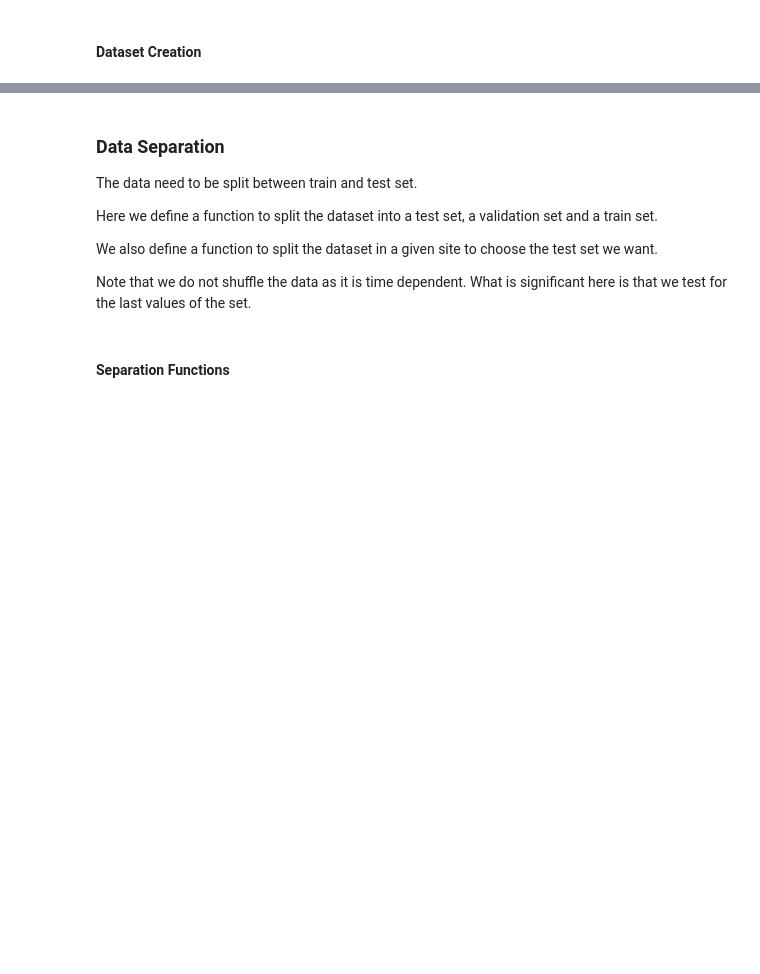
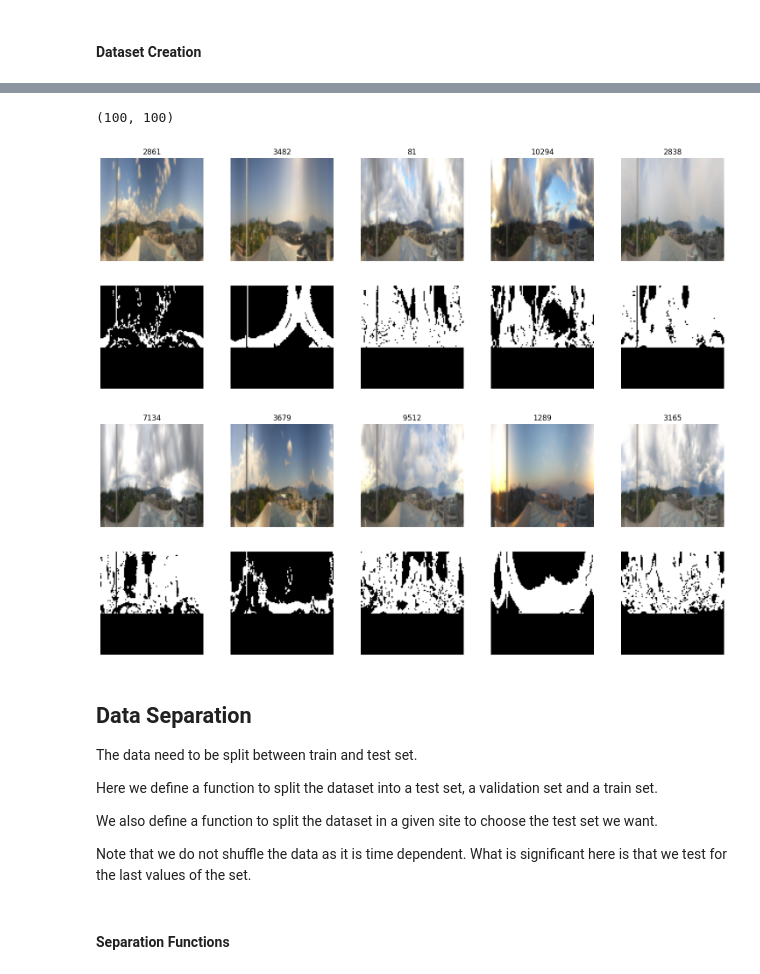
Before and after one commit to CS-433/ml-project-2-lapd, a Jupyter notebook: Project_with_pytorch_CV_with_meteo (1).ipynb, the cells around one changed output, grey strips where cells are left out. Saved outputs shown, nothing was run; the diff lists cells and outputs as text; code cells hidden in the pictures; blank space fills up the shorter version.

```diff
--- a/Project_with_pytorch_CV_with_meteo (1).ipynb
+++ b/Project_with_pytorch_CV_with_meteo (1).ipynb
@@ -319,5 +369,52 @@ ghi_dataset = GHIDataset2(path,'labels.npy','X.npy','meteo.xlsx','ground_truth.n
+# %%
+data = ghi_dataset[[42]][0][0]
+im2 = cloud_segmentor(data)
+im2.shape
+# %% [output]
+(100, 100)
+# %%
+length = len(ghi_dataset)
+num_random_indices = 5
+
+np.random.seed(48)
+
+# Generate random indices
+random_indices = np.random.choice(length, size=num_random_indices, replace=False)
+
+fig, axs = plt.subplots(2, num_random_indices, figsize=(15, 6))
+
+plt.tight_layout()
+for i in range(num_random_indices):
+  data = ghi_dataset[[random_indices[i]]][0][0]
+  axs[0, i].set_title(str(random_indices[i]))
+  axs[0, i].imshow(data.permute(1,2,0))
+  axs[0, i].axis('off')
+  im2 = cloud_segmentor(data)
+  axs[1, i].imshow(im2, cmap='gray')
+  axs[1, i].axis('off')
+
+
+np.random.seed(500)
+
+# Generate random indices
+random_indices = np.random.choice(length, size=num_random_indices, replace=False)
+
+fig, axs = plt.subplots(2, num_random_indices, figsize=(15, 6))
+
+plt.tight_layout()
+for i in range(num_random_indices):
+  data = ghi_dataset[[random_indices[i]]][0][0]
+  axs[0, i].set_title(str(random_indices[i]))
+  axs[0, i].imshow(data.permute(1,2,0))
+  axs[0, i].axis('off')
+  im2 = cloud_segmentor(data)
+  axs[1, i].imshow(im2, cmap='gray')
+  axs[1, i].axis('off')
+# %% [output]
+[figure, added]
+[figure, added]
 # %% [markdown]
-### Data Separation
+## Data Separation
 
 The data need to be split between train and test set.
 
```
Also changed, not shown: parts of 9 cells of this notebook.
